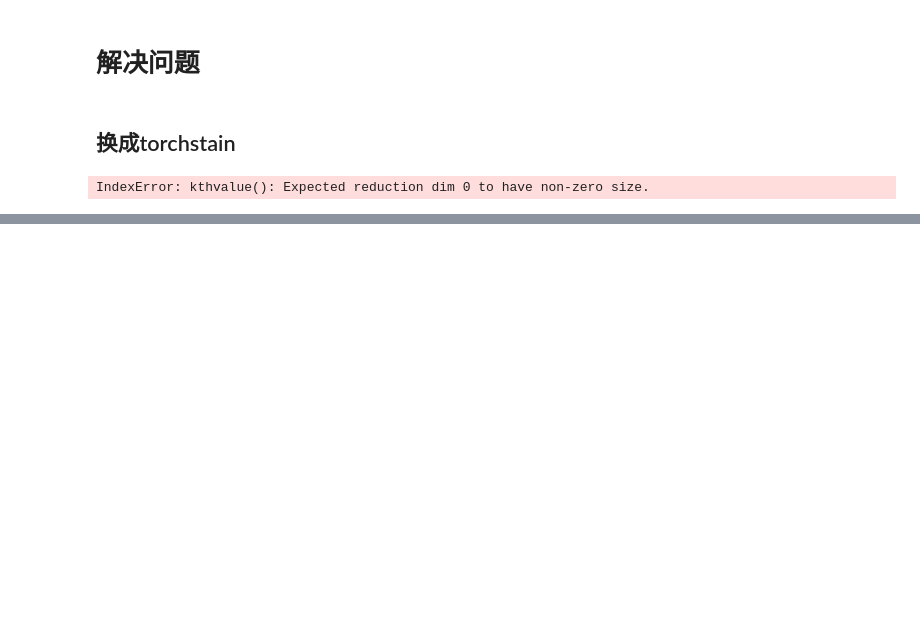
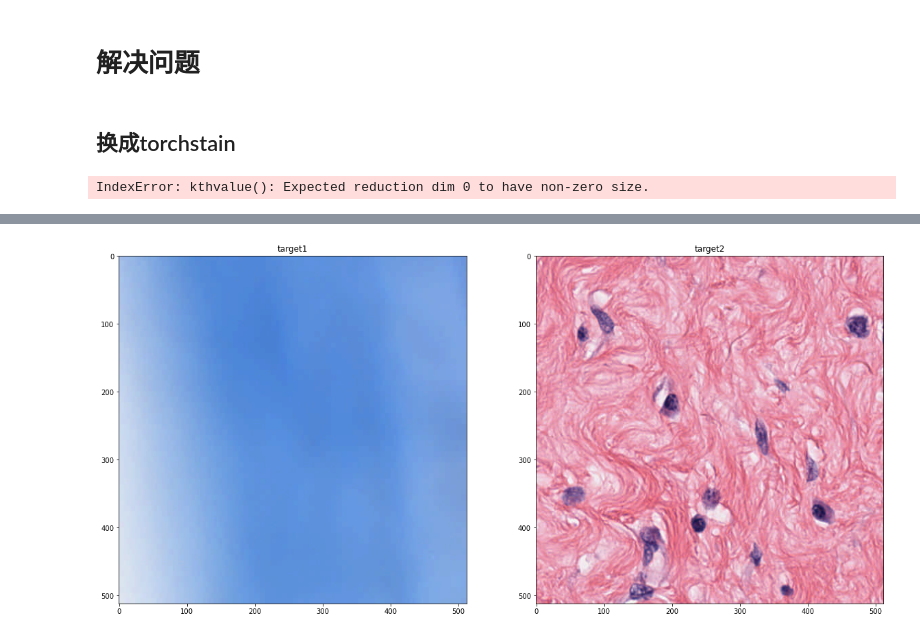
Before and after one commit to wangyh97/patho_AI, a Jupyter notebook: debug/CN.ipynb, the cells around one changed output, grey strips where cells are left out. Cells and saved outputs as stored; diff of their text form; code cells hidden in the pictures; blank space fills up the shorter version.

```diff
--- a/debug/CN.ipynb
+++ b/debug/CN.ipynb
@@ -659,0 +710,4 @@ show_info(t1 = target_1,t2 = target_2)
+# %%
+ploting(1,2,figseq = [target_1,target_2],title = ['target1','target2'])
+# %% [output]
+[figure, added]
```
Also changed, not shown: parts of 13 cells of this notebook, 3 other files.
